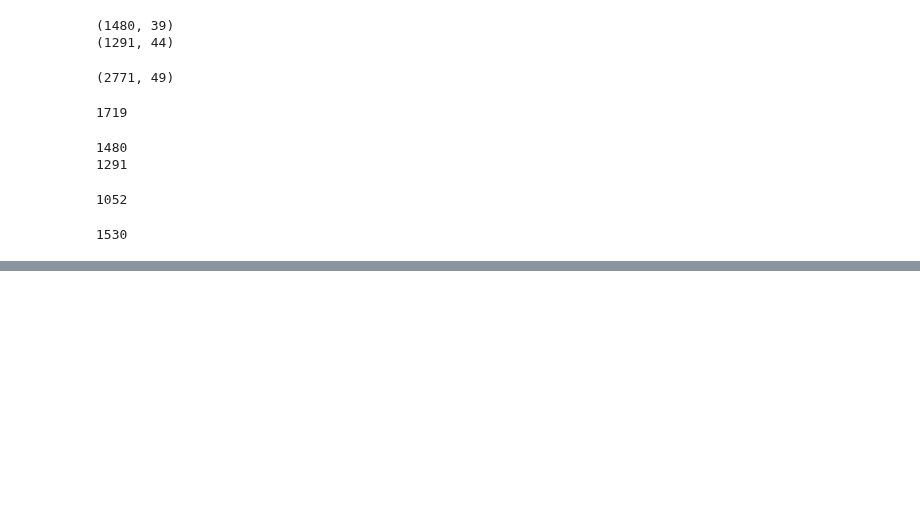
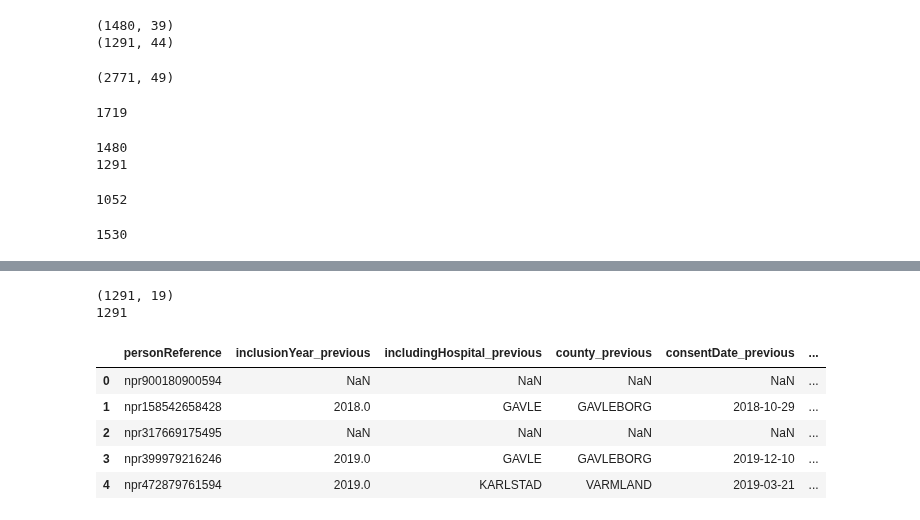
Before and after one commit to NickosKal/UCAN-PET-CT-image-data-handling-pipeline, a Jupyter notebook: Task3_1/Task3.1_LinkToClinicalData.ipynb, the cells around one changed output, grey strips where cells are left out. Cells and saved outputs as stored; diff of their text form; code cells hidden in the pictures; blank space fills up the shorter version.

```diff
--- a/Task3_1/Task3.1_LinkToClinicalData.ipynb
+++ b/Task3_1/Task3.1_LinkToClinicalData.ipynb
@@ -725,0 +908,15 @@ len(set(df2.personReference.to_list()).intersection(set(df1.personReference.to_l
+# %%
+combined_right_df = pd.merge(df1, df2, how="right", on=["personReference"], suffixes=['_previous','_new'])
+print(combined_right_df.shape)
+print(combined_right_df.personReference.nunique())
+combined_right_df.to_excel("/home/ashish/Ashish/UCAN/ComparisonsClinicalData/combined_new_all.xlsx", index=False)
+combined_right_df.head()
+# %% [output]
+(1291, 19)
+1291
+|  | personReference | inclusionYear_previous | includingHospital_previous | county_previous | consentDate_previous | ... |
+| 0 | npr900180900594 | NaN | NaN | NaN | NaN | ... |
+| 1 | npr158542658428 | 2018.0 | GAVLE | GAVLEBORG | 2018-10-29 | ... |
+| 2 | npr317669175495 | NaN | NaN | NaN | NaN | ... |
+| 3 | npr399979216246 | 2019.0 | GAVLE | GAVLEBORG | 2019-12-10 | ... |
+| 4 | npr472879761594 | 2019.0 | KARLSTAD | VARMLAND | 2019-03-21 | ... |
```
Also changed, not shown: parts of 19 cells of this notebook, 4 other files.
